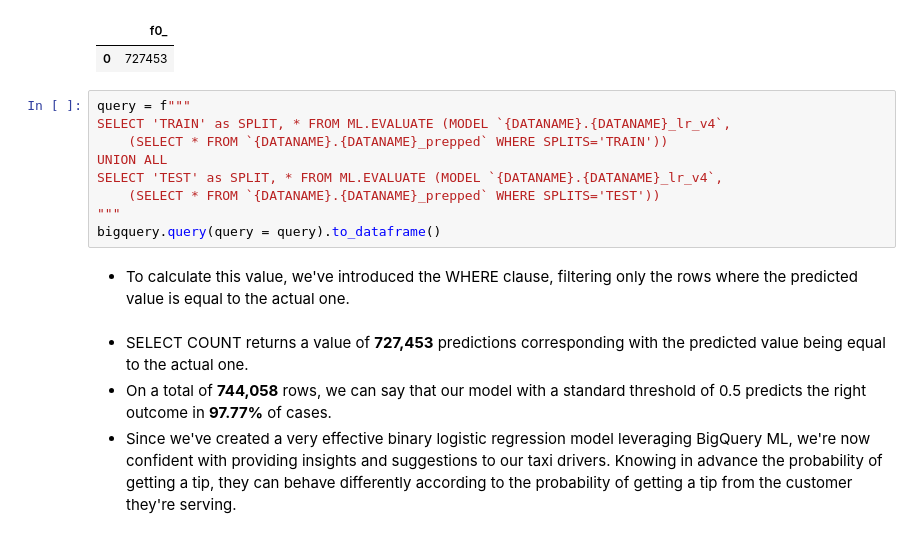
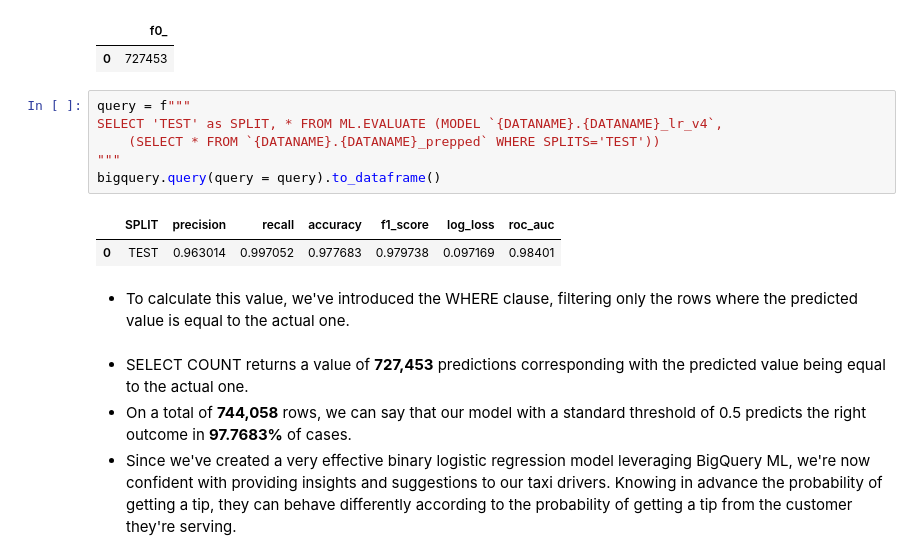
Before and after one commit to zacharyvunguyen/BigQuery-Machine-Learning-Predicting-Boolean-Values-Using-Binary-Logistic-Regression, a Jupyter notebook: 03a - BigQuery Machine Learning (BQML) - Machine Learning with SQL.ipynb, the cells around one changed output. Drawn from its saved outputs; the diff is of its cells as text.

```diff
--- a/03a - BigQuery Machine Learning (BQML) - Machine Learning with SQL.ipynb
+++ b/03a - BigQuery Machine Learning (BQML) - Machine Learning with SQL.ipynb
@@ -421,13 +421,13 @@ pred
 | 0 | 727453 |
 # %%
 query = f"""
-SELECT 'TRAIN' as SPLIT, * FROM ML.EVALUATE (MODEL `{DATANAME}.{DATANAME}_lr_v4`,
-    (SELECT * FROM `{DATANAME}.{DATANAME}_prepped` WHERE SPLITS='TRAIN'))
-UNION ALL
 SELECT 'TEST' as SPLIT, * FROM ML.EVALUATE (MODEL `{DATANAME}.{DATANAME}_lr_v4`,
     (SELECT * FROM `{DATANAME}.{DATANAME}_prepped` WHERE SPLITS='TEST'))
 """
 bigquery.query(query = query).to_dataframe()
+# %% [output]
+|  | SPLIT | precision | recall | accuracy | f1_score | log_loss | roc_auc |
+| 0 | TEST | 0.963014 | 0.997052 | 0.977683 | 0.979738 | 0.097169 | 0.98401 |
 # %% [markdown]
 - To calculate this value, we've introduced the WHERE clause, filtering only the rows where
 the predicted value is equal to the actual one.
@@ -435,7 +435,7 @@ the predicted value is equal to the actual one.
 - SELECT COUNT returns a value of **727,453** predictions corresponding with the predicted
 value being equal to the actual one.
 - On a total of **744,058** rows, we can say that our model with a standard threshold of 0.5
-predicts the right outcome in **97.77%** of cases.
+predicts the right outcome in **97.7683%** of cases.
 - Since we've created a very effective binary logistic regression model leveraging BigQuery
 ML, we're now confident with providing insights and suggestions to our taxi drivers.
 Knowing in advance the probability of getting a tip, they can behave differently according
```
